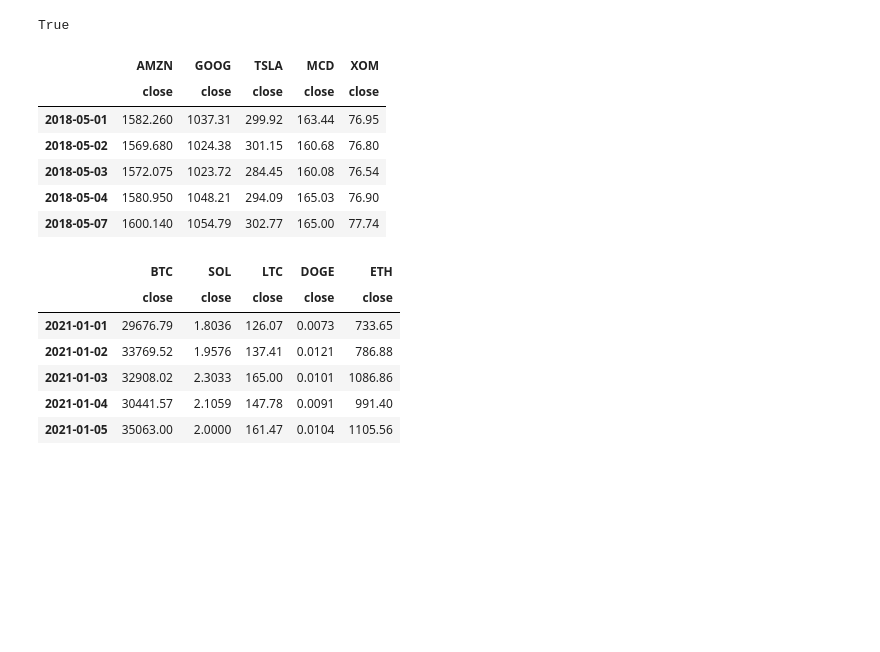
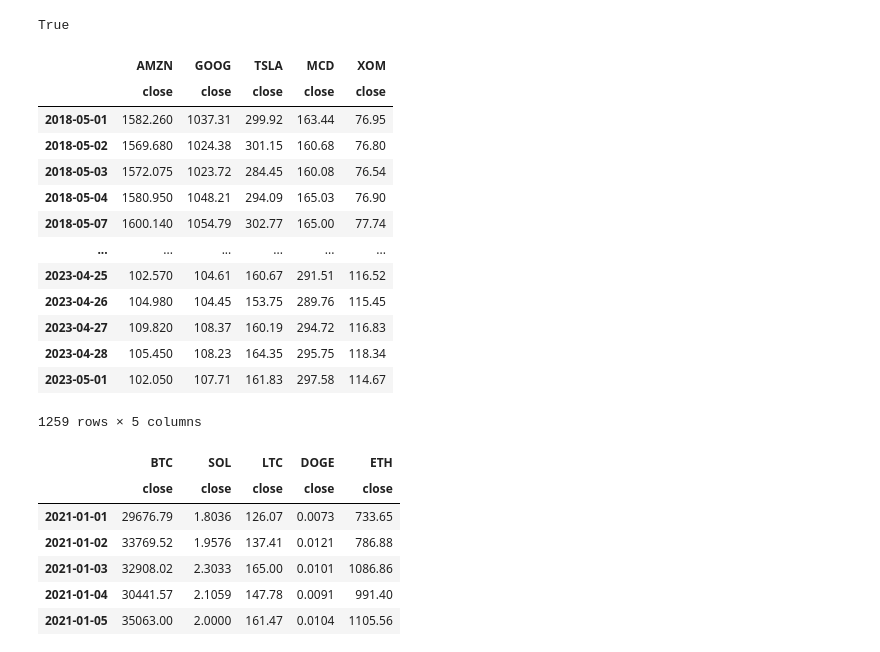
Before and after one commit to branztg/Impact-of-News-on-my-Portfolio, a Jupyter notebook: Code/main.ipynb, the cells around one changed output. Saved outputs shown, nothing was run; the diff lists cells and outputs as text; code cells hidden in the pictures; blank space fills up the shorter version.

```diff
--- a/Code/main.ipynb
+++ b/Code/main.ipynb
@@ -40,20 +37,27 @@ stock_df_portfolio.drop(columns=['volume', 'open', 'high', 'low','vwap','trade_c
 # %%
 amzn = stock_df_portfolio[stock_df_portfolio["symbol"]=="AMZN"].drop("symbol", axis=1)
 goog = stock_df_portfolio[stock_df_portfolio["symbol"]=="GOOG"].drop("symbol", axis=1)
 tsla = stock_df_portfolio[stock_df_portfolio["symbol"]=="TSLA"].drop("symbol", axis=1)
 mcd = stock_df_portfolio[stock_df_portfolio["symbol"]=="MCD"].drop("symbol", axis=1)
 xom = stock_df_portfolio[stock_df_portfolio["symbol"]=="XOM"].drop("symbol", axis=1)
 
 stock_df_portfolio = pd.concat([amzn, goog, tsla, mcd, xom], axis=1, keys=["AMZN","GOOG","TSLA","MCD","XOM"])
-stock_df_portfolio.head()
+stock_df_portfolio
 # %% [output]
 |  | AMZN | GOOG | TSLA | MCD | XOM |
 |  | close | close | close | close | close |
 | 2018-05-01 | 1582.260 | 1037.31 | 299.92 | 163.44 | 76.95 |
 | 2018-05-02 | 1569.680 | 1024.38 | 301.15 | 160.68 | 76.80 |
 | 2018-05-03 | 1572.075 | 1023.72 | 284.45 | 160.08 | 76.54 |
 | 2018-05-04 | 1580.950 | 1048.21 | 294.09 | 165.03 | 76.90 |
 | 2018-05-07 | 1600.140 | 1054.79 | 302.77 | 165.00 | 77.74 |
+| ... | ... | ... | ... | ... | ... |
+| 2023-04-25 | 102.570 | 104.61 | 160.67 | 291.51 | 116.52 |
+| 2023-04-26 | 104.980 | 104.45 | 153.75 | 289.76 | 115.45 |
+| 2023-04-27 | 109.820 | 108.37 | 160.19 | 294.72 | 116.83 |
+| 2023-04-28 | 105.450 | 108.23 | 164.35 | 295.75 | 118.34 |
+| 2023-05-01 | 102.050 | 107.71 | 161.83 | 297.58 | 114.67 |
+1259 rows × 5 columns
 # %%
 amzn_close = stock_df_portfolio['AMZN']['close']#.hvplot(label='Amazon')
 goog_close = stock_df_portfolio['GOOG']['close']#.hvplot(label='Google')
```
Also changed, not shown: parts of 3 cells of this notebook, 5 other files.
